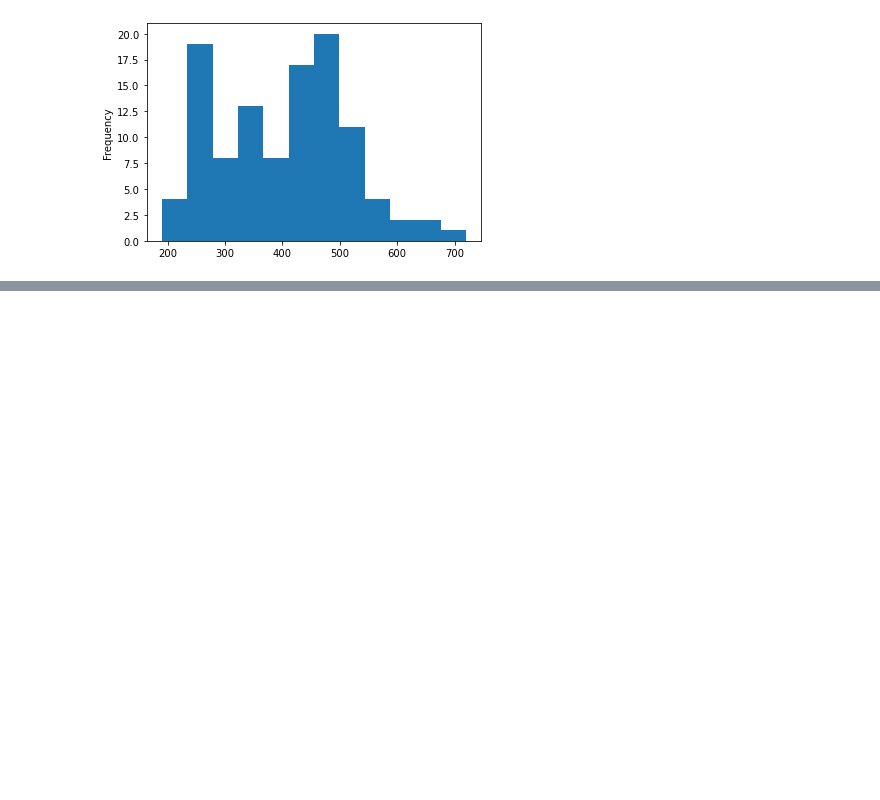
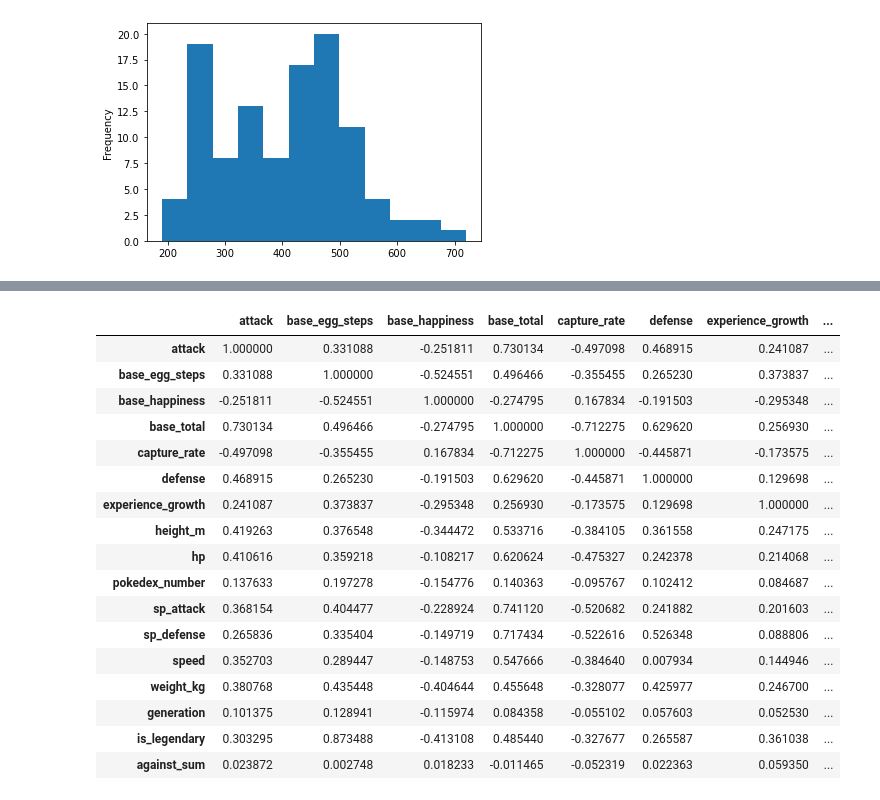
Before and after one commit to j-hendricks/Pokemon-Analysis, a Jupyter notebook: jupyter_notebook/Cleaning_Data.ipynb, the cells around one changed output, grey strips where cells are left out. Saved outputs shown, nothing was run; the diff lists cells and outputs as text; code cells hidden in the pictures; blank space fills up the shorter version.

```diff
--- a/jupyter_notebook/Cleaning_Data.ipynb
+++ b/jupyter_notebook/Cleaning_Data.ipynb
@@ -1729,0 +1886,21 @@ normal.base_total.plot.hist(bins=12)
+# %%
+df.corr().iloc[18:, 18:]
+# %% [output]
+|  | attack | base_egg_steps | base_happiness | base_total | capture_rate | defense | experience_growth | ... |
+| attack | 1.000000 | 0.331088 | -0.251811 | 0.730134 | -0.497098 | 0.468915 | 0.241087 | ... |
+| base_egg_steps | 0.331088 | 1.000000 | -0.524551 | 0.496466 | -0.355455 | 0.265230 | 0.373837 | ... |
+| base_happiness | -0.251811 | -0.524551 | 1.000000 | -0.274795 | 0.167834 | -0.191503 | -0.295348 | ... |
+| base_total | 0.730134 | 0.496466 | -0.274795 | 1.000000 | -0.712275 | 0.629620 | 0.256930 | ... |
+| capture_rate | -0.497098 | -0.355455 | 0.167834 | -0.712275 | 1.000000 | -0.445871 | -0.173575 | ... |
+| defense | 0.468915 | 0.265230 | -0.191503 | 0.629620 | -0.445871 | 1.000000 | 0.129698 | ... |
+| experience_growth | 0.241087 | 0.373837 | -0.295348 | 0.256930 | -0.173575 | 0.129698 | 1.000000 | ... |
+| height_m | 0.419263 | 0.376548 | -0.344472 | 0.533716 | -0.384105 | 0.361558 | 0.247175 | ... |
+| hp | 0.410616 | 0.359218 | -0.108217 | 0.620624 | -0.475327 | 0.242378 | 0.214068 | ... |
+| pokedex_number | 0.137633 | 0.197278 | -0.154776 | 0.140363 | -0.095767 | 0.102412 | 0.084687 | ... |
+| sp_attack | 0.368154 | 0.404477 | -0.228924 | 0.741120 | -0.520682 | 0.241882 | 0.201603 | ... |
+| sp_defense | 0.265836 | 0.335404 | -0.149719 | 0.717434 | -0.522616 | 0.526348 | 0.088806 | ... |
+| speed | 0.352703 | 0.289447 | -0.148753 | 0.547666 | -0.384640 | 0.007934 | 0.144946 | ... |
+| weight_kg | 0.380768 | 0.435448 | -0.404644 | 0.455648 | -0.328077 | 0.425977 | 0.246700 | ... |
+| generation | 0.101375 | 0.128941 | -0.115974 | 0.084358 | -0.055102 | 0.057603 | 0.052530 | ... |
+| is_legendary | 0.303295 | 0.873488 | -0.413108 | 0.485440 | -0.327677 | 0.265587 | 0.361038 | ... |
+| against_sum | 0.023872 | 0.002748 | 0.018233 | -0.011465 | -0.052319 | 0.022363 | 0.059350 | ... |
```
Also changed, not shown: parts of 15 cells of this notebook.
